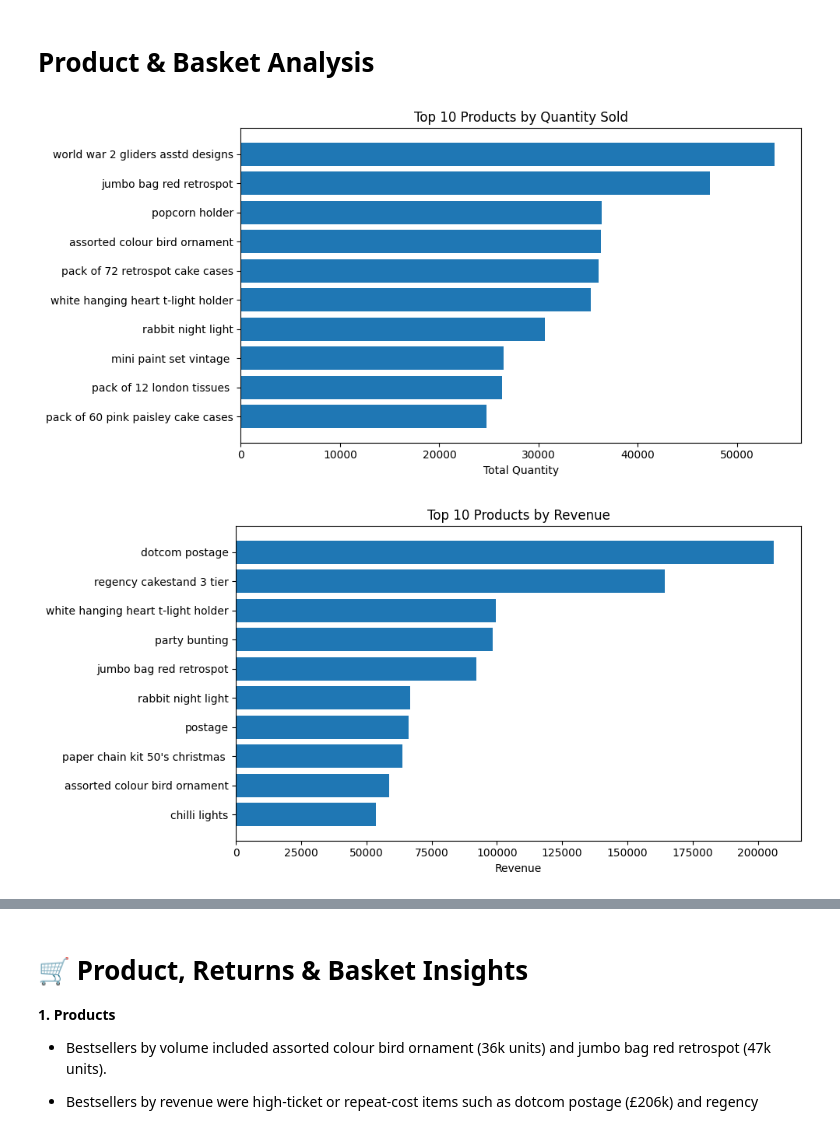
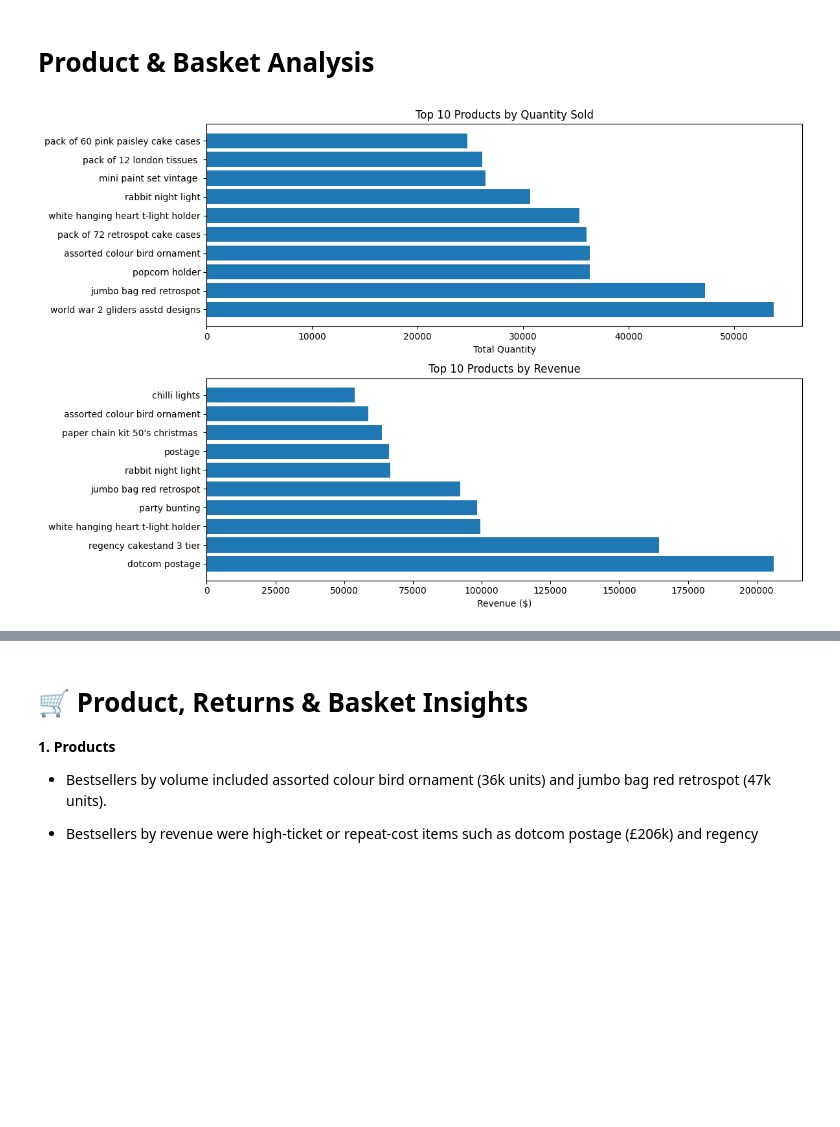
Before and after one commit to moodv/data-analytics-portfolio, a Jupyter notebook: Project2-online-retail/notebooks/EDA.ipynb, the cells around one changed output, grey strips where cells are left out. Saved outputs shown, nothing was run; the diff lists cells and outputs as text; code cells hidden in the pictures; blank space fills up the shorter version.

```diff
--- a/Project2-online-retail/notebooks/EDA.ipynb
+++ b/Project2-online-retail/notebooks/EDA.ipynb
@@ -92,6 +108,8 @@ df = df.drop_duplicates()
 # Convert CustomerID to integer
 df['CustomerID'] = df['CustomerID'].astype('Int64')
 
+# Add this before calculating TotalPrice
+df = df[df['UnitPrice'] > 0]
 
 # Add TotalPrice
 df['TotalPrice'] = df['Quantity'] * df['UnitPrice']
@@ -346,26 +369,27 @@ display(hour.reset_index().rename(columns={'TotalPrice':'revenue'}))
 # %%
 # Top products by quantity and revenue
 top_qty = df.groupby('Description')['Quantity'].sum().sort_values(ascending=False).head(10)
 top_rev = df.groupby('Description')['TotalPrice'].sum().sort_values(ascending=False).head(10)
 
-plt.figure()
-plt.barh(top_qty.index[::-1], top_qty.values[::-1])
+plt.figure(figsize=(12,8))
+plt.subplot(2,1,1)
+plt.barh(range(len(top_qty)), top_qty.values)
+plt.yticks(range(len(top_qty)), [desc[:50] + '...' if len(desc) > 50 else desc for desc in top_qty.index])
 plt.title("Top 10 Products by Quantity Sold")
 plt.xlabel("Total Quantity")
-plt.tight_layout()
-plt.show()
 
-plt.figure()
-plt.barh(top_rev.index[::-1], top_rev.values[::-1])
+plt.subplot(2,1,2)
+plt.barh(range(len(top_rev)), top_rev.values)
+plt.yticks(range(len(top_rev)), [desc[:50] + '...' if len(desc) > 50 else desc for desc in top_rev.index])
 plt.title("Top 10 Products by Revenue")
-plt.xlabel("Revenue")
+plt.xlabel("Revenue ($)")
+
 plt.tight_layout()
 plt.show()
 
 display(pd.DataFrame({'top_qty': top_qty, 'top_rev': top_rev}).fillna(''))
 # %% [output]
-[figure, old version]
+[figure, new version]
-[figure, removed]
 |  | top_qty | top_rev |
 | Description |  |  |
 | assorted colour bird ornament | 36282.0 | 58792.42 |
```
Also changed, not shown: parts of 19 cells of this notebook.
